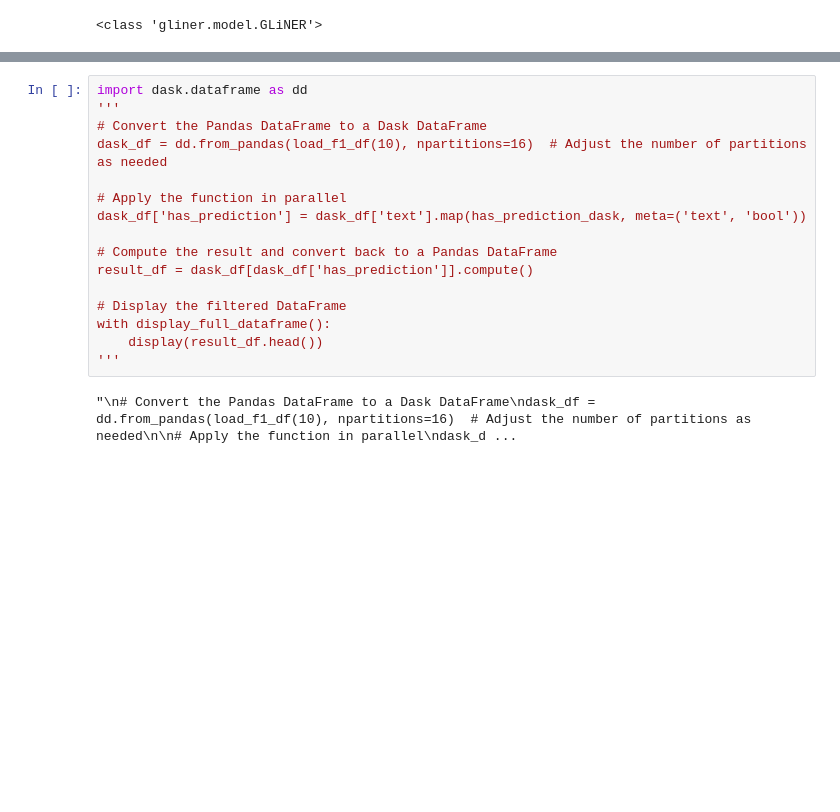
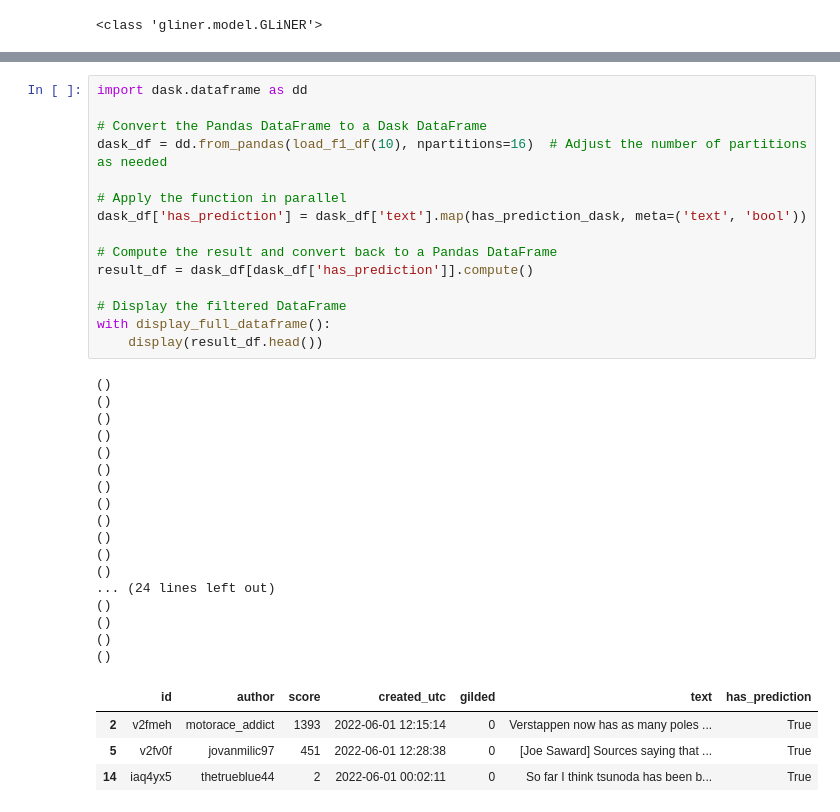
Before and after one commit to oThommy/f1-subreddits-nlp, a Jupyter notebook: notebooks/research_question_2.ipynb, the cells around one changed output, grey strips where cells are left out. Saved outputs shown, nothing was run; the diff lists cells and outputs as text; blank space fills up the shorter version.

```diff
--- a/notebooks/research_question_2.ipynb
+++ b/notebooks/research_question_2.ipynb
@@ -430,21 +457,40 @@ if debug:
 # %%
 import dask.dataframe as dd
-'''
+
 # Convert the Pandas DataFrame to a Dask DataFrame
 dask_df = dd.from_pandas(load_f1_df(10), npartitions=16)  # Adjust the number of partitions as needed
 
 # Apply the function in parallel
 dask_df['has_prediction'] = dask_df['text'].map(has_prediction_dask, meta=('text', 'bool'))
 
 # Compute the result and convert back to a Pandas DataFrame
 result_df = dask_df[dask_df['has_prediction']].compute()
 
 # Display the filtered DataFrame
 with display_full_dataframe():
     display(result_df.head())
-'''
 # %% [output]
-"\n# Convert the Pandas DataFrame to a Dask DataFrame\ndask_df = dd.from_pandas(load_f1_df(10), npartitions=16)  # Adjust the number of partitions as needed\n\n# Apply the function in parallel\ndask_d ...
+()
+()
+()
+()
+()
+()
+()
+()
+()
+()
+()
+()
+... (24 lines left out)
+()
+()
+()
+()
+|  | id | author | score | created_utc | gilded | text | has_prediction |
+| 2 | v2fmeh | motorace_addict | 1393 | 2022-06-01 12:15:14 | 0 | Verstappen now has as many poles ... | True |
+| 5 | v2fv0f | jovanmilic97 | 451 | 2022-06-01 12:28:38 | 0 | [Joe Saward] Sources saying that ... | True |
+| 14 | iaq4yx5 | thetrueblue44 | 2 | 2022-06-01 00:02:11 | 0 | So far I think tsunoda has been b... | True |
 # %%
 text = 'Carlos Sainz is loving this upgraded car, good top 3 for the race tomorrow! I disagree with you, verstappening will definitely finish first. I think BOT will finish behind NOR, who will probably finish 7th. That\'s my opinion at least... I predict that the RedBulls with finish 1-2. Nah, the Danish driver from Haas will almost certainly finish in points! Stroll on the podium and Vettel in points. I like cookies!'
 debug = False
```
Also changed, not shown: parts of 8 cells of this notebook.
